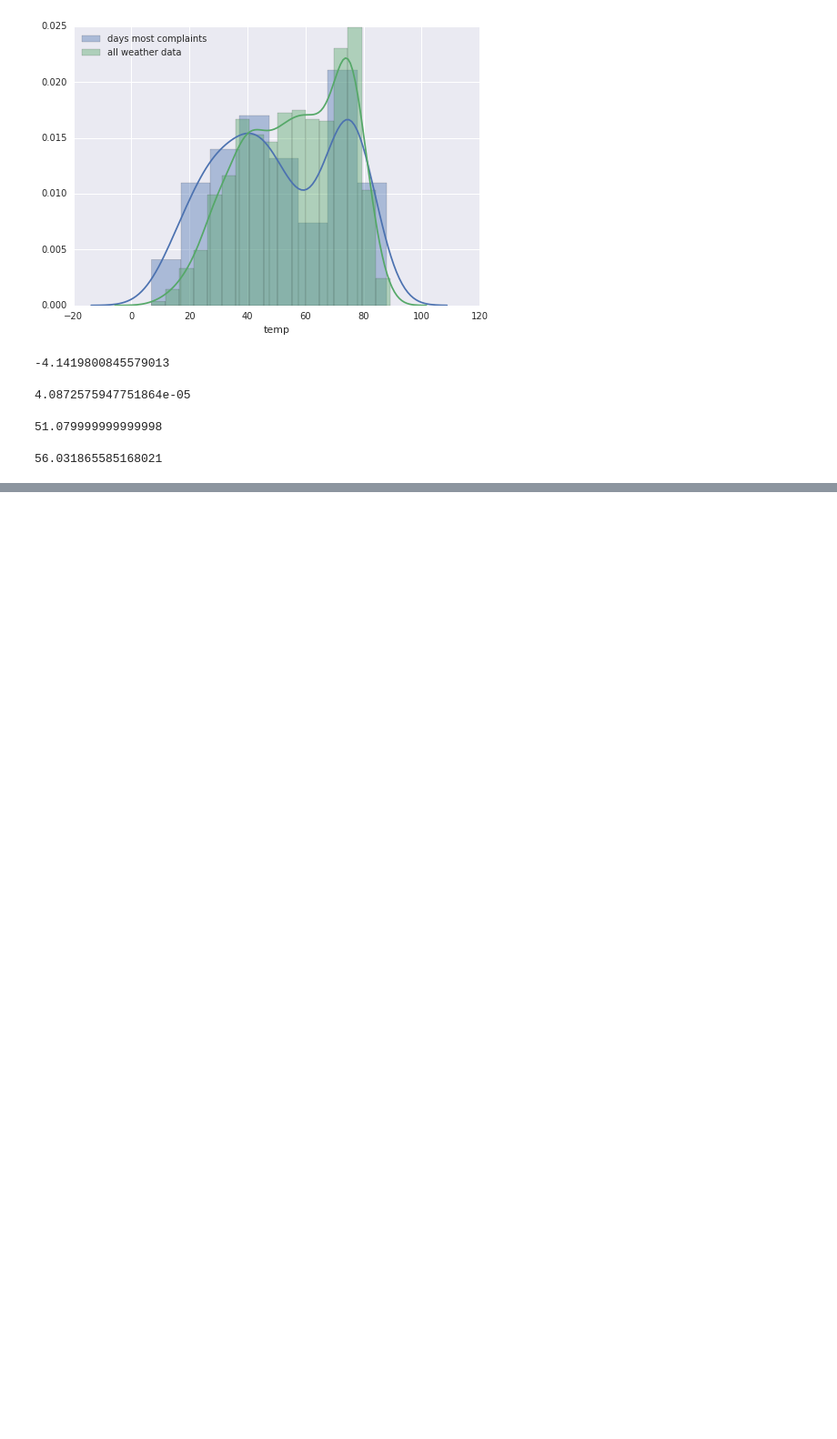
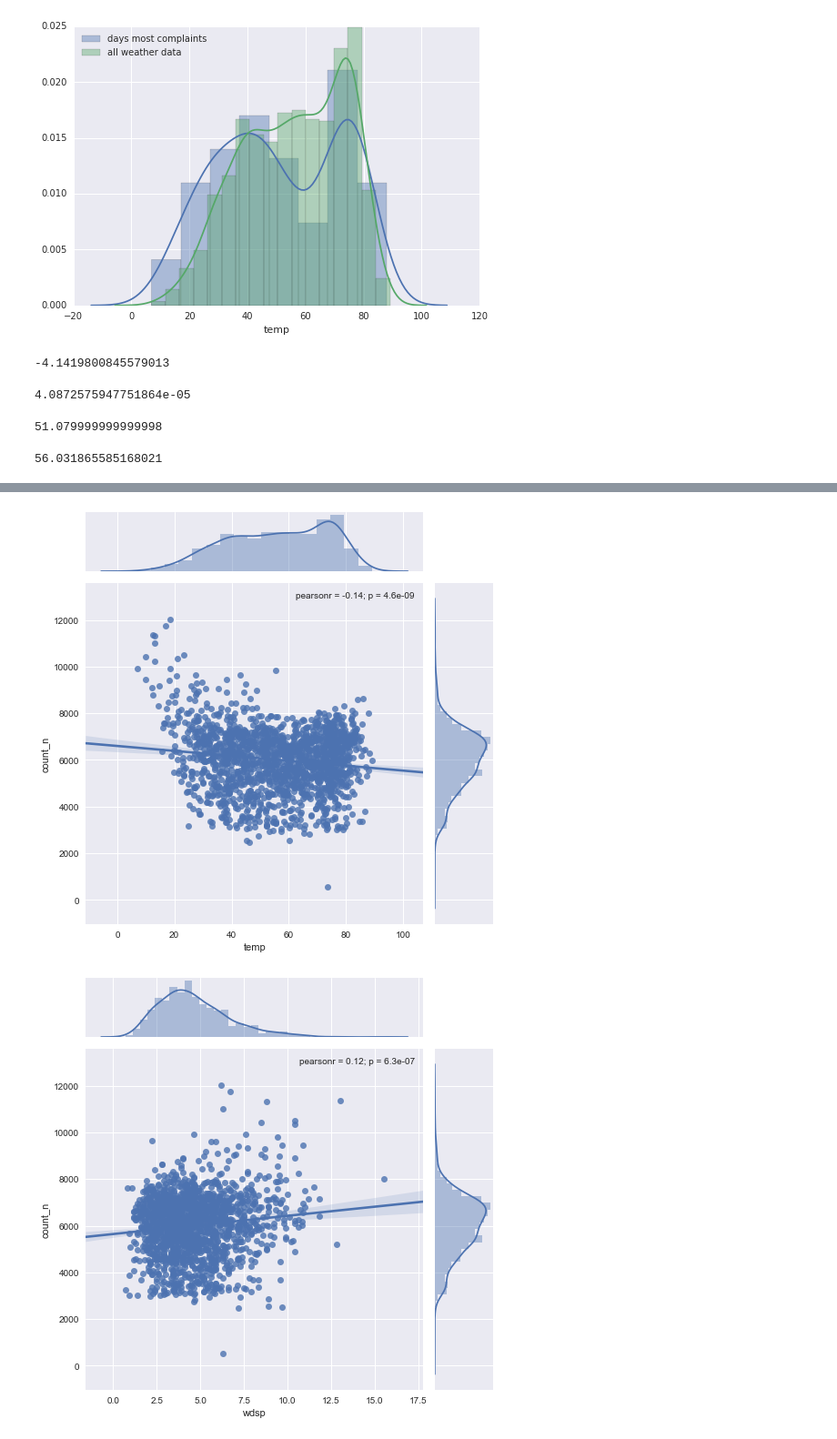
Before and after one commit to stephgline/open_data_challenge, a Jupyter notebook: weather_data_challenge.ipynb, the cells around one changed output, grey strips where cells are left out. Shown: that part at 91% size. Cells and saved outputs as stored; diff of their text form; code cells hidden in the pictures; blank space fills up the shorter version.

```diff
--- a/weather_data_challenge.ipynb
+++ b/weather_data_challenge.ipynb
@@ -391,0 +409,21 @@ weather['temp'].mean()
+# %%
+weather_counts.replace('9999.9',np.nan, inplace = True)
+weather_counts.replace(9999.9,np.nan, inplace = True)
+# %%
+columns = list(weather_counts)
+# %%
+columns = columns[2:]
+# %%
+weather_counts['wdsp'] = weather_counts['wdsp'].apply(lambda x: float(x))
+weather_counts['mxpsd'] = weather_counts['mxpsd'].apply(lambda x: float(x))
+weather_counts['snow_ice_pellets'] = weather_counts['snow_ice_pellets'].apply(lambda x: float(x))
+# %%
+#look at correlation, no extreme obvious correlations between volume and any one factor
+for i in columns:
+
+    test = weather_counts[[i, "count_n"]]
+    test = test.dropna()
+    sns.jointplot(i, "count_n", data=test, kind="reg", size=7)
+# %% [output]
+[figure, added]
+[figure, added]
```
Also changed, not shown: parts of 8 cells of this notebook.
